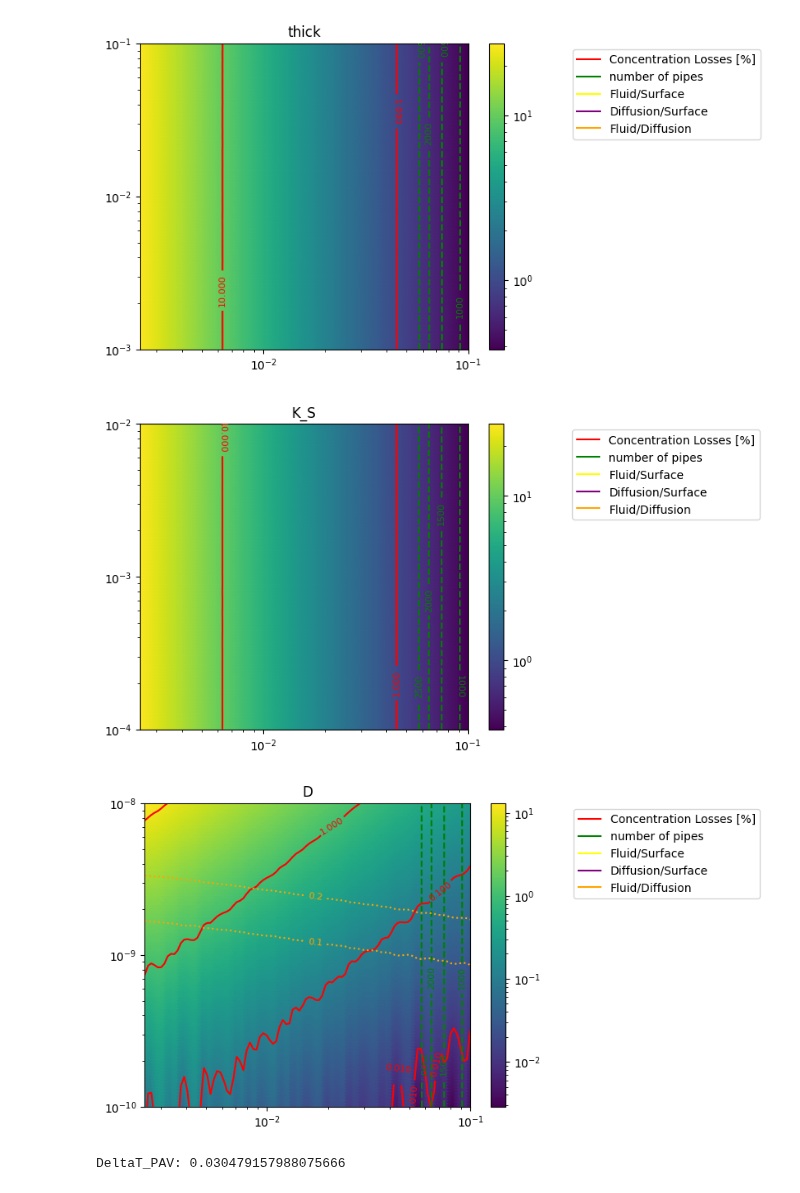
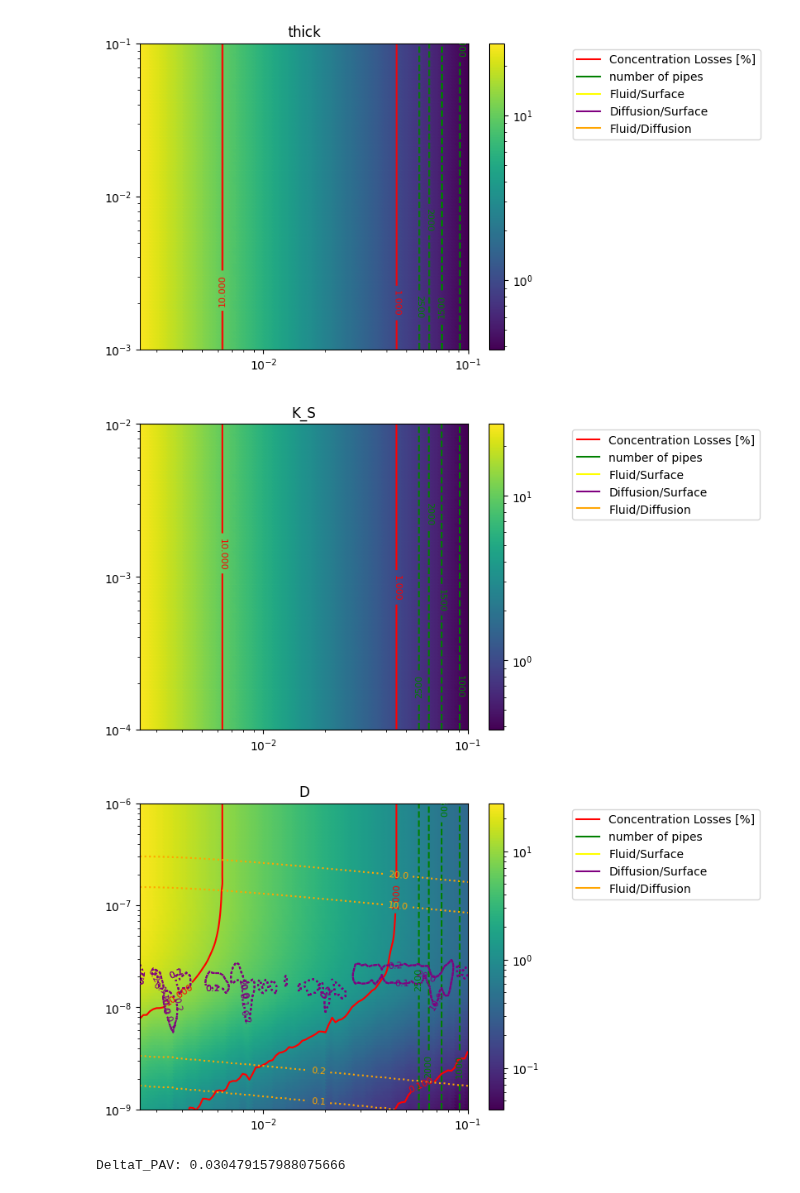
Before and after one commit to gabriele-ferrero/TRIOMA, a Jupyter notebook: ExploreRegimes.ipynb, the cells around one changed output. Saved outputs shown, nothing was run; the diff lists cells and outputs as text; code cells hidden in the pictures.

```diff
--- a/ExploreRegimes.ipynb
+++ b/ExploreRegimes.ipynb
@@ -19,13 +19,13 @@ from tools.component_tools import BreedingBlanket
 # %%
 ##Define sweep vectors
 color_vector = ["red", "blue", "green", "yellow", "purple", "orange"]
-Numvec=30
+Numvec=50
 d_hyd_v=np.logspace(np.log10(2.5E-3),np.log10(10E-2),Numvec)
 T_vec=np.linspace(800,1000,Numvec)
 U0_vec=np.linspace(1, 5,Numvec)
 str_v_vec=['T','U0','Solubility','c_in',"thick","K_S","D","k_d","k_r"]
-c_in_vec=np.logspace(-5,-3,Numvec)
-D_vec=np.logspace(-10,-8,Numvec)
+c_in_vec=np.logspace(-8,-2,Numvec)
+D_vec=np.logspace(-9,-6,Numvec)
 thick_vec=np.logspace(-3,-1,Numvec)
 K_S_vec=np.logspace(-4,-2,Numvec)
 k_d_vec=np.logspace(2,6,Numvec)
@@ -182,6 +182,6 @@ print('DeltaT_PAV:',deltaT_PAV)
-[figure, old version]
+[figure, new version]
-[figure, old version]
+[figure, new version]
-[figure, old version]
+[figure, new version]
 DeltaT_PAV: 0.030479157988075666
 # %%
 from scipy.constants import R
```
Also changed, not shown: parts of 3 cells of this notebook, 2 other files.
